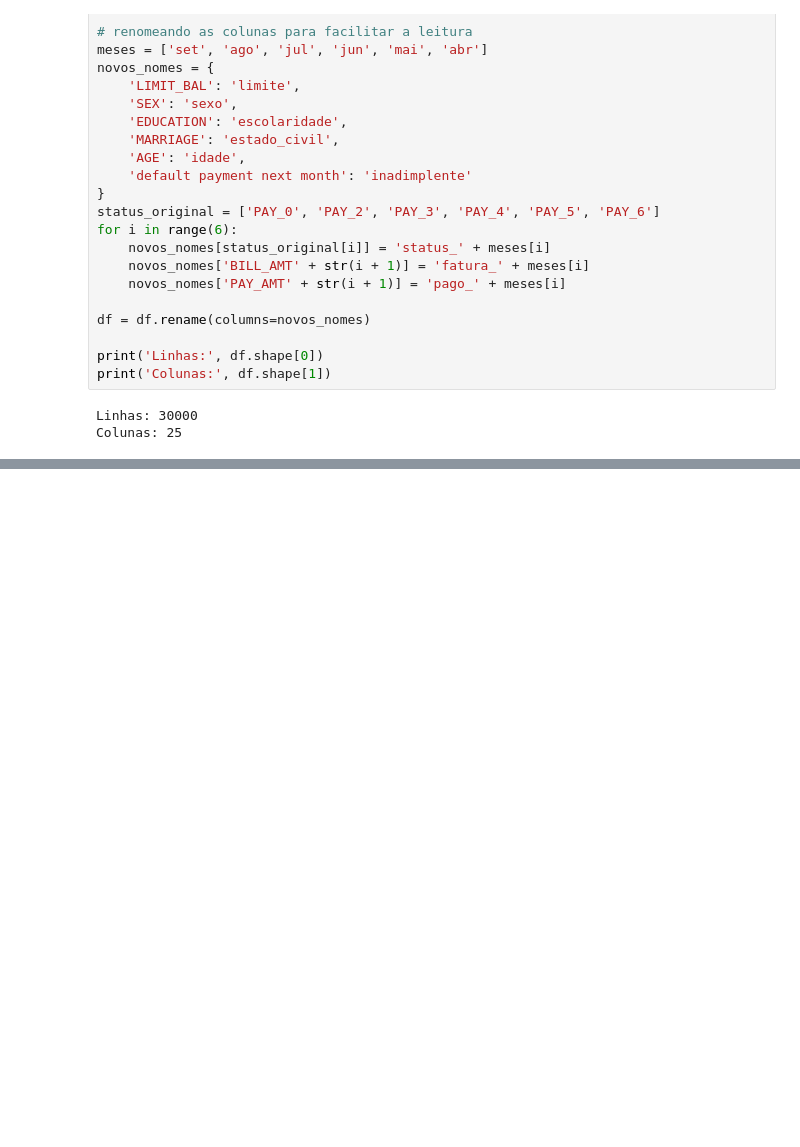
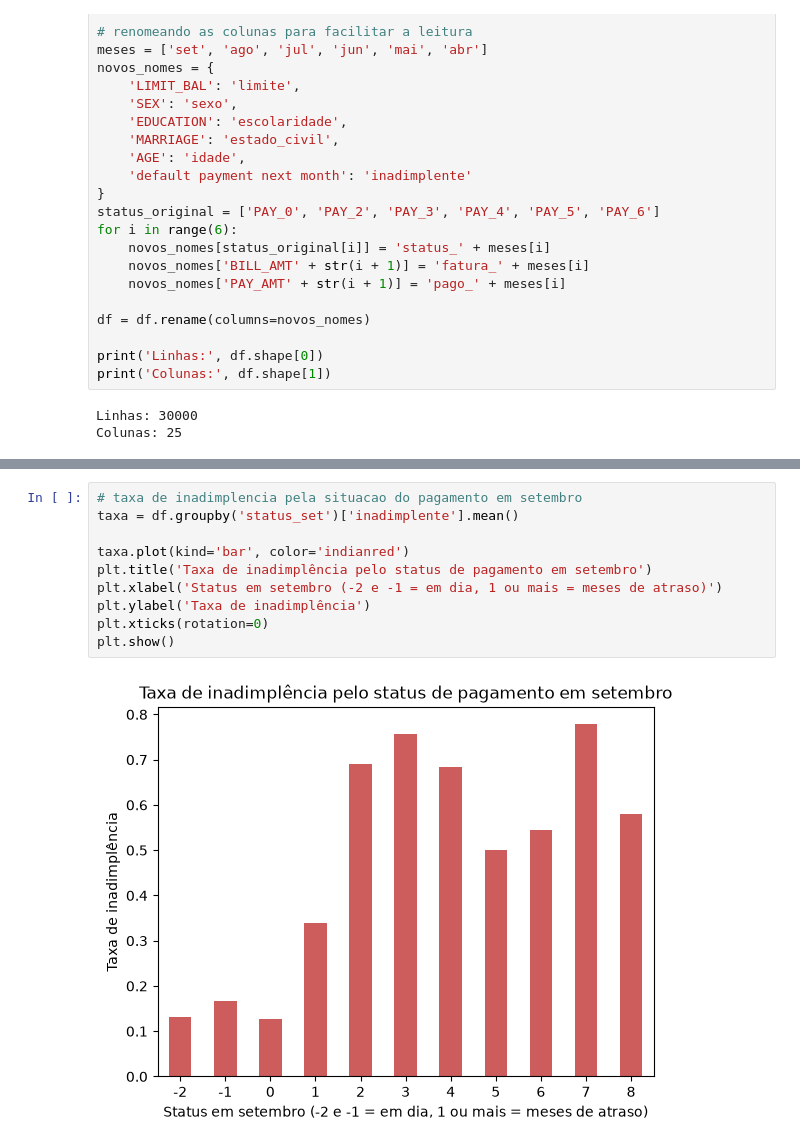
Before and after one commit to JlucasFaria/projeto-ml, a Jupyter notebook: notebooks/02_inadimplencia.ipynb, the cells around one changed output, grey strips where cells are left out. Cells and saved outputs as stored; diff of their text form; blank space fills up the shorter version.

Commit message:
adiciona analise exploratoria da inadimplencia

```diff
--- a/notebooks/02_inadimplencia.ipynb
+++ b/notebooks/02_inadimplencia.ipynb
@@ -62,0 +153,12 @@ Colunas: 25
+# %%
+# taxa de inadimplencia pela situacao do pagamento em setembro
+taxa = df.groupby('status_set')['inadimplente'].mean()
+
+taxa.plot(kind='bar', color='indianred')
+plt.title('Taxa de inadimplência pelo status de pagamento em setembro')
+plt.xlabel('Status em setembro (-2 e -1 = em dia, 1 ou mais = meses de atraso)')
+plt.ylabel('Taxa de inadimplência')
+plt.xticks(rotation=0)
+plt.show()
+# %% [output]
+[figure, added]
```
Also changed, not shown: parts of 13 cells of this notebook.
